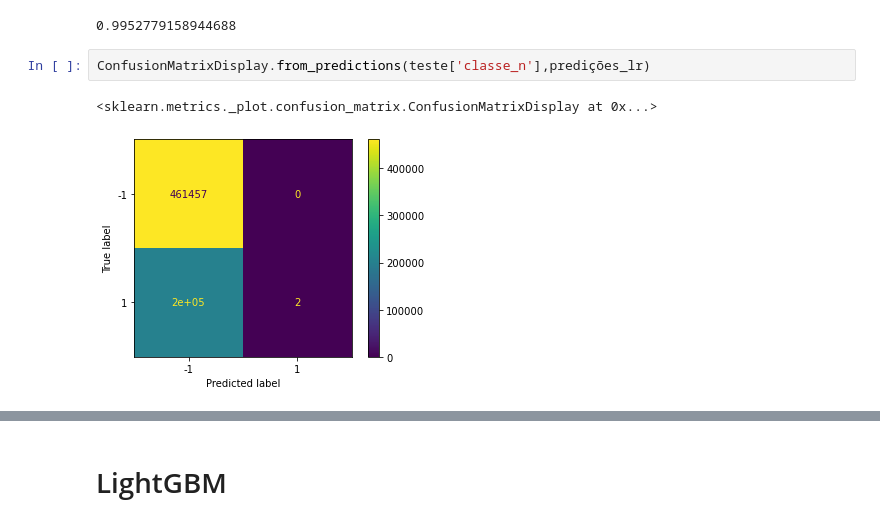
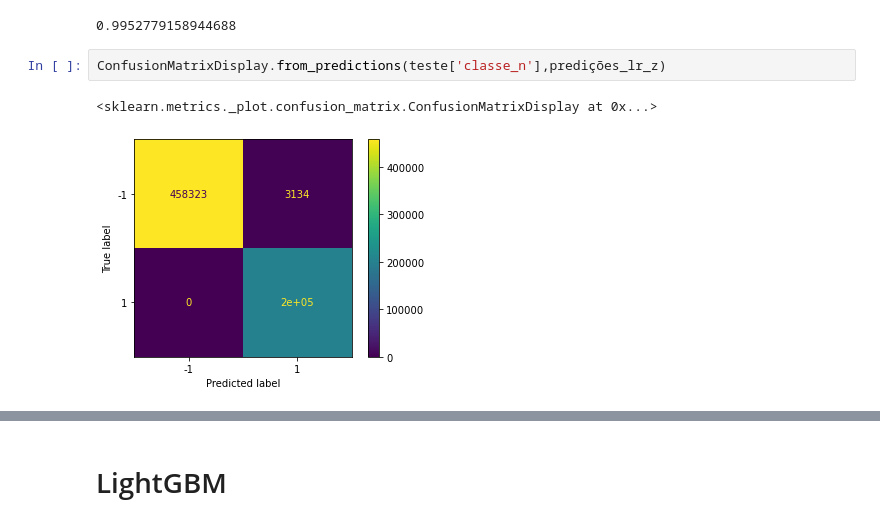
Before and after one commit to thiago-carneiro/mestrado, a Jupyter notebook: bigAstro/clusterizacao.ipynb, the cells around one changed output, grey strips where cells are left out. Drawn from its saved outputs; the diff is of its cells as text.

```diff
--- a/bigAstro/clusterizacao.ipynb
+++ b/bigAstro/clusterizacao.ipynb
@@ -480,7 +501,7 @@ classificador_lr_z.score(np.array(teste['z']).reshape(-1,1),teste['classe_n'])
 # %% [output]
 0.9952779158944688
 # %%
-ConfusionMatrixDisplay.from_predictions(teste['classe_n'],predições_lr)
+ConfusionMatrixDisplay.from_predictions(teste['classe_n'],predições_lr_z)
 # %% [output]
 <sklearn.metrics._plot.confusion_matrix.ConfusionMatrixDisplay at 0x...>
-[figure, old version]
+[figure, new version]
```
Also changed, not shown: parts of 17 cells of this notebook.
